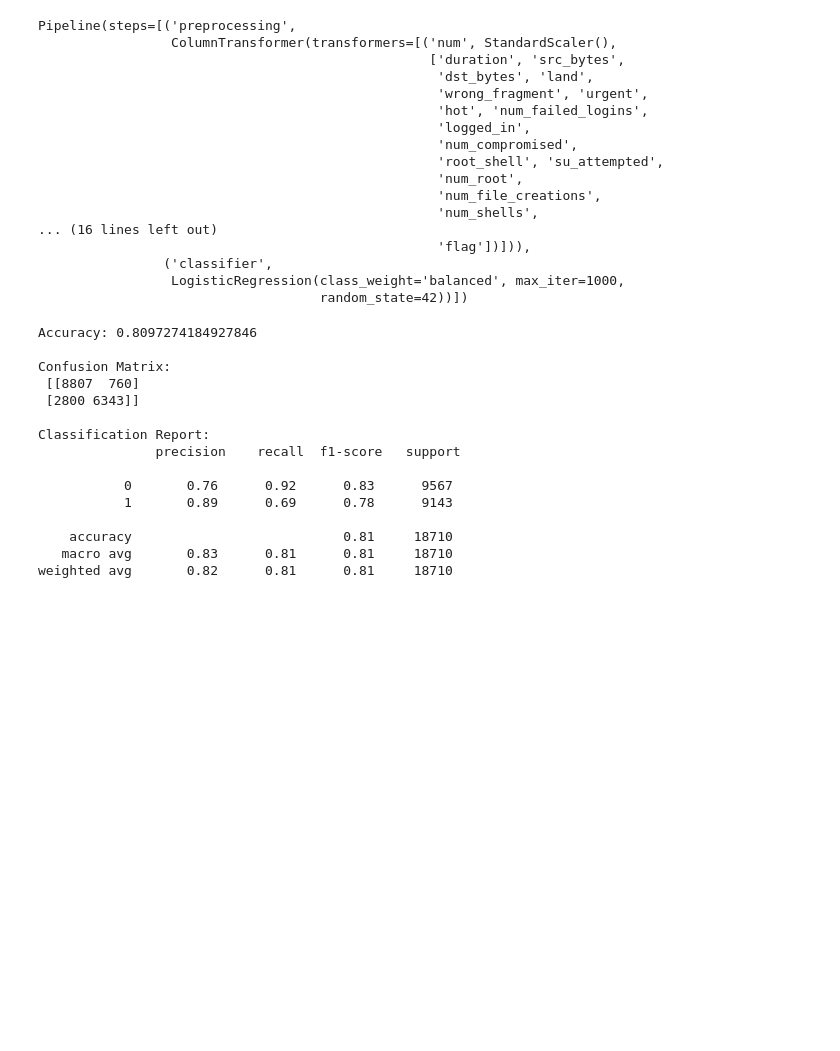
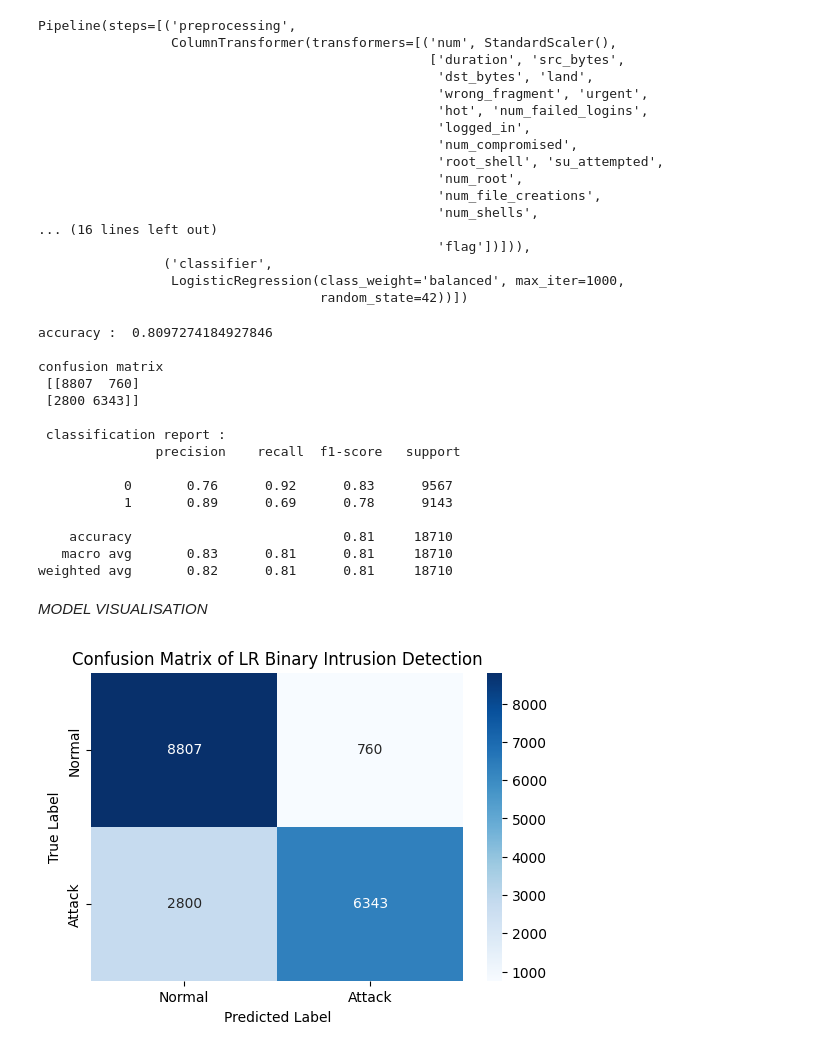
Before and after one commit to SemavalDng/Network-Intrusion-Detection-System-IDS-, a Jupyter notebook: binary_LR_ids.ipynb, the cells around one changed output. Drawn from its saved outputs; the diff is of its cells as text; code cells hidden in the pictures; blank space fills up the shorter version.

Commit message:
Visualization (Binary classification)

```diff
--- a/binary_LR_ids.ipynb
+++ b/binary_LR_ids.ipynb
@@ -89,19 +89,23 @@ Pipeline(steps=[('preprocessing',
 # %%
 # Predict
 y_pred_log = log_pipeline.predict(X_test)
+# %%
+# Evaluation
+accuracy = accuracy_score(y_test, y_pred_log)
+conf_matrix = confusion_matrix(y_test, y_pred_log)
+class_report = classification_report(y_test, y_pred_log)
 # %%
-# Evaluation
-print("Accuracy:", accuracy_score(y_test, y_pred_log))
-print("\nConfusion Matrix:\n", confusion_matrix(y_test, y_pred_log))
-print("\nClassification Report:\n", classification_report(y_test, y_pred_log))
+print("accuracy : ",accuracy, "\n")
+print("confusion matrix \n",conf_matrix)
+print("\n classification report :\n",class_report)
 # %% [output]
-Accuracy: 0.8097274184927846
+accuracy :  0.8097274184927846
 
-Confusion Matrix:
+confusion matrix
  [[8807  760]
  [2800 6343]]
 
-Classification Report:
+ classification report :
                precision    recall  f1-score   support
 
            0       0.76      0.92      0.83      9567
@@ -110,3 +114,20 @@ Classification Report:
     accuracy                           0.81     18710
    macro avg       0.83      0.81      0.81     18710
 weighted avg       0.82      0.81      0.81     18710
+# %% [markdown]
+*MODEL VISUALISATION*
+# %%
+import matplotlib.pyplot as plt
+import seaborn as sns
+
+plt.figure(figsize=(6, 4))
+sns.heatmap(conf_matrix, annot=True, fmt="d", cmap="Blues",
+            xticklabels=["Normal", "Attack"],
+            yticklabels=["Normal", "Attack"])
+
+plt.xlabel("Predicted Label")
+plt.ylabel("True Label")
+plt.title("Confusion Matrix of LR Binary Intrusion Detection")
+plt.show()
+# %% [output]
+[figure, added]
```
Also changed, not shown: parts of 1 cell of this notebook, 3 other files.
